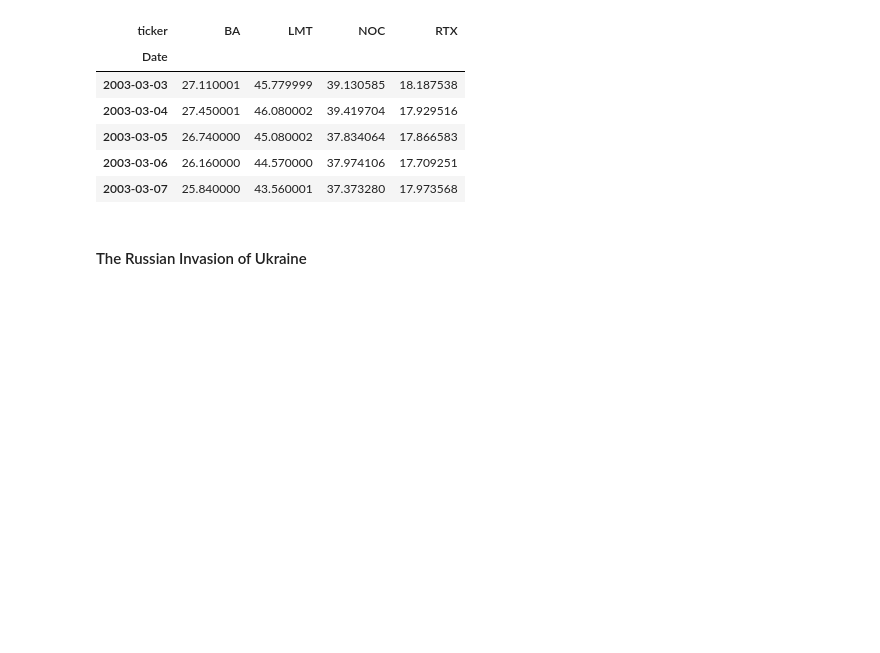
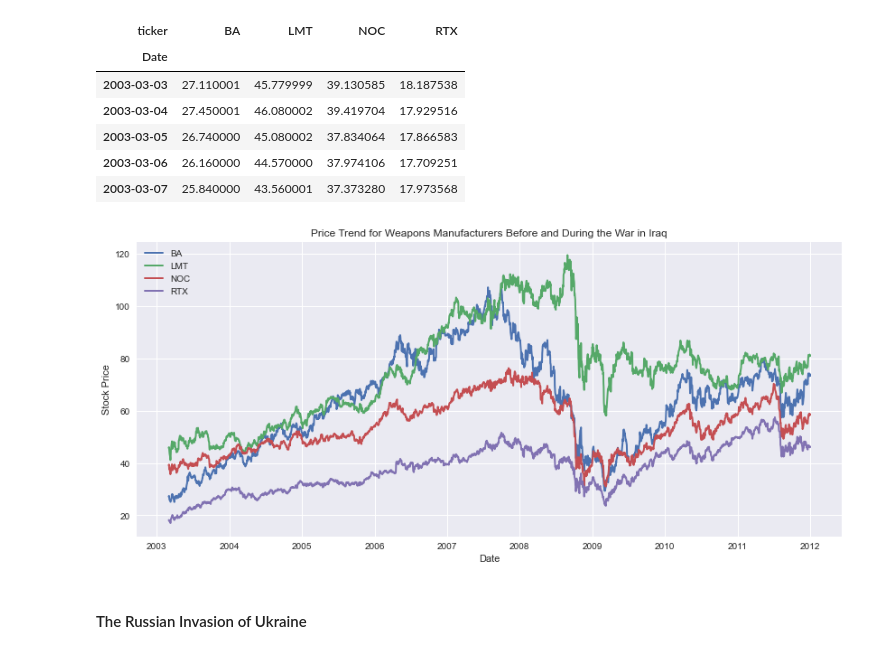
Before and after one commit to lrb924/Collateral_Damage, a Jupyter notebook: Data Exploration and Cleanup.ipynb, the cells around one changed output. Saved outputs shown, nothing was run; the diff lists cells and outputs as text; code cells hidden in the pictures; blank space fills up the shorter version.

```diff
--- a/Data Exploration and Cleanup.ipynb
+++ b/Data Exploration and Cleanup.ipynb
@@ -122,6 +154,12 @@ weapons_iraq_df.head()
 | 2003-03-05 | 26.740000 | 45.080002 | 37.834064 | 17.866583 |
 | 2003-03-06 | 26.160000 | 44.570000 | 37.974106 | 17.709251 |
 | 2003-03-07 | 25.840000 | 43.560001 | 37.373280 | 17.973568 |
+# %%
+# Plot closing prices
+
+plot_graph(weapons_iraq_df, title="Price Trend for Weapons Manufacturers Before and During the War in Iraq", y_label="Stock Price")
+# %% [output]
+[figure, added]
 # %% [markdown]
 #### The Russian Invasion of Ukraine
 # %%
```
Also changed, not shown: parts of 29 cells of this notebook.
